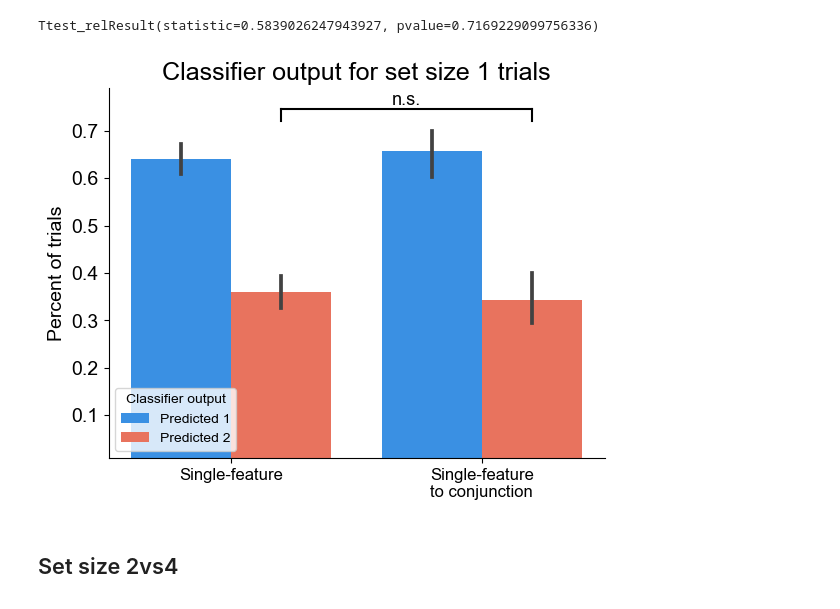
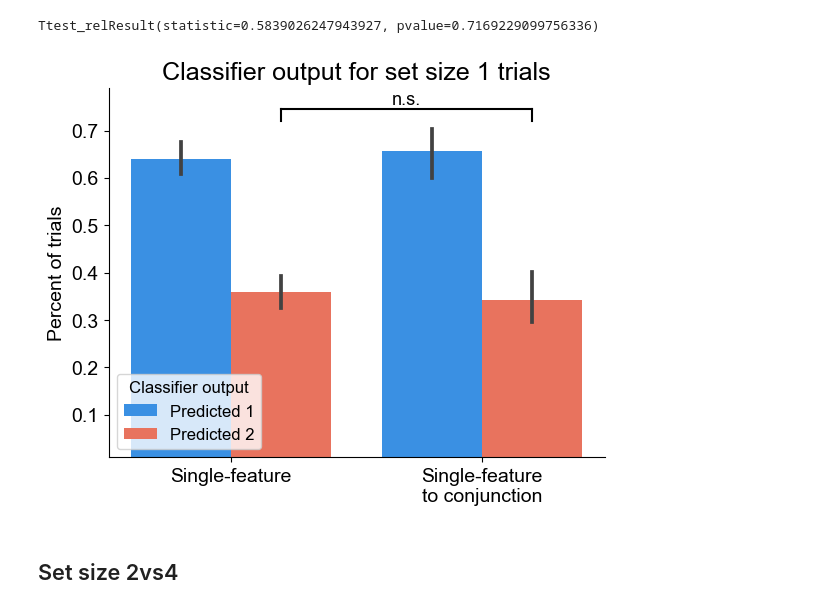
Before and after one commit to WilliamThyer/Thyer-et-al-2021, a Jupyter notebook: decode_load_preds_dont_double.ipynb, the cells around one changed output. Drawn from its saved outputs; the diff is of its cells as text; code cells hidden in the pictures.

```diff
--- a/decode_load_preds_dont_double.ipynb
+++ b/decode_load_preds_dont_double.ipynb
@@ -210,34 +210,35 @@ Ttest_relResult(statistic=0.5839026247943927, pvalue=0.7169229099756336)
 # %%
 my_pal = {"Predicted 1": "dodgerblue", "Predicted 2": "tomato"}
 
 ax = sns.barplot(x='feat',y='percent_predicted',hue=ss,data=df,palette=my_pal)
 
 # Add some text for labels, title and custom x-axis tick labels, etc.
 plt.title('Classifier output for set size 1 trials',fontsize=18)
 ax.set_ylabel('Percent of trials', fontsize=14)
 ax.set_xlabel('')
 ax.set_xticklabels(['Single-feature','Single-feature\nto conjunction'])
 
 ax.spines['right'].set_visible(False)
 ax.spines['top'].set_visible(False)
 ax.yaxis.set_ticks_position('left')
 ax.xaxis.set_ticks_position('bottom')
-plt.setp(ax.get_xticklabels(), fontsize=12);
+plt.setp(ax.get_xticklabels(), fontsize=14);
 plt.setp(ax.get_yticklabels(), fontsize=14);
-plt.legend(loc='lower left',fontsize=10,title='Classifier output')
+leg = plt.legend(loc='lower left',fontsize=12,title='Classifier output')
+plt.setp(leg.get_title(),fontsize=12)
 
 ax.plot([.2,.2],[.72,.745],c='k')
 ax.plot([1.2,1.2],[.72,.745],c='k')
 ax.plot([.2,1.2],[.745,.745],c='k')
 ax.text(.7,.755,'n.s.',fontsize=13,ha='center')
 plt.ylim([0.01,.79])
 
 plt.savefig('output/figures/preds_dont_double.png',dpi=500)
 plt.savefig('output/figures/preds_dont_double.pdf',dpi=500)
 
 plt.show()
 # %% [output]
-[figure, old version]
+[figure, new version]
 # %% [markdown]
 ## Set size 2vs4
 # %%
```
Also changed, not shown: 5 other files.
